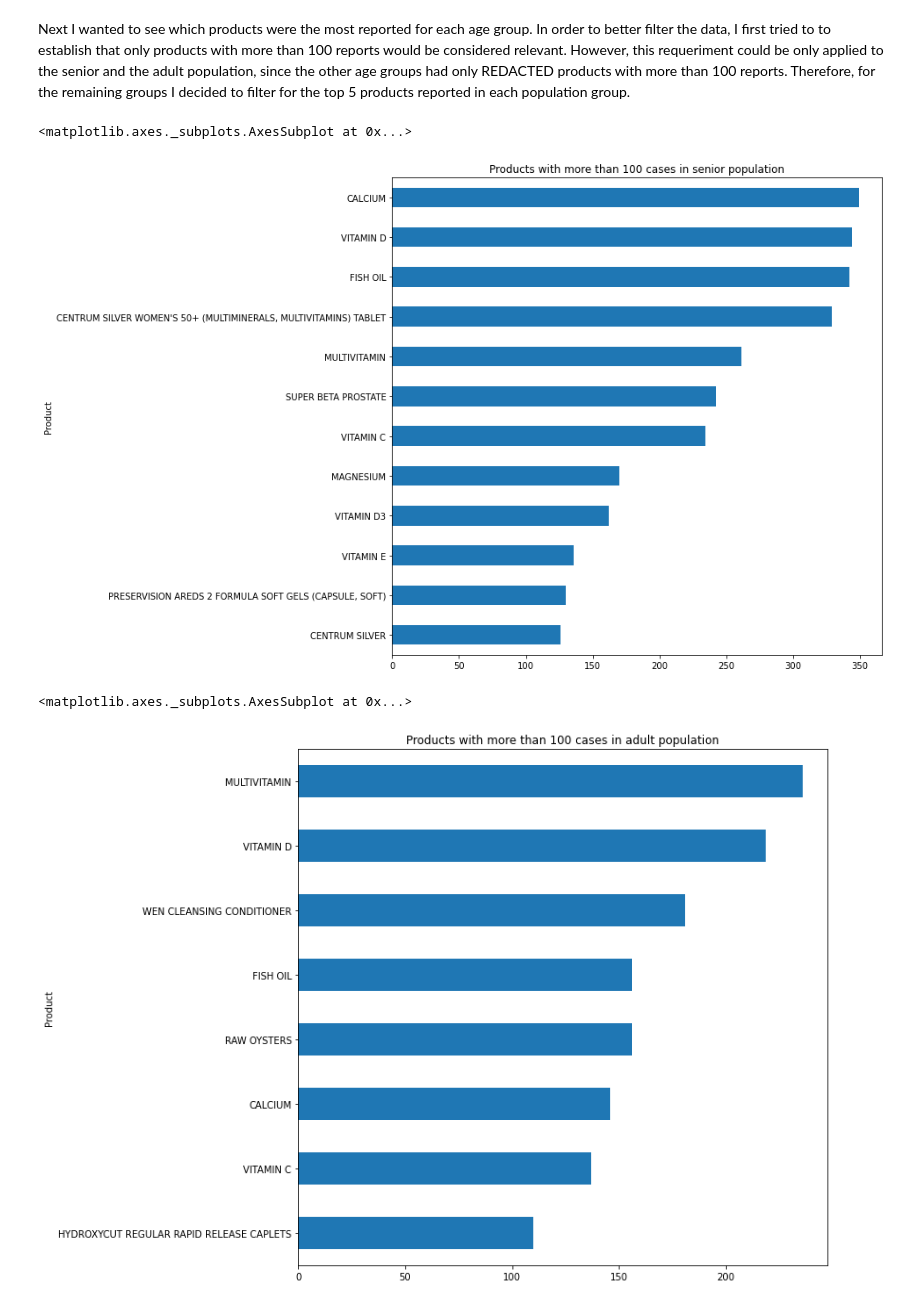
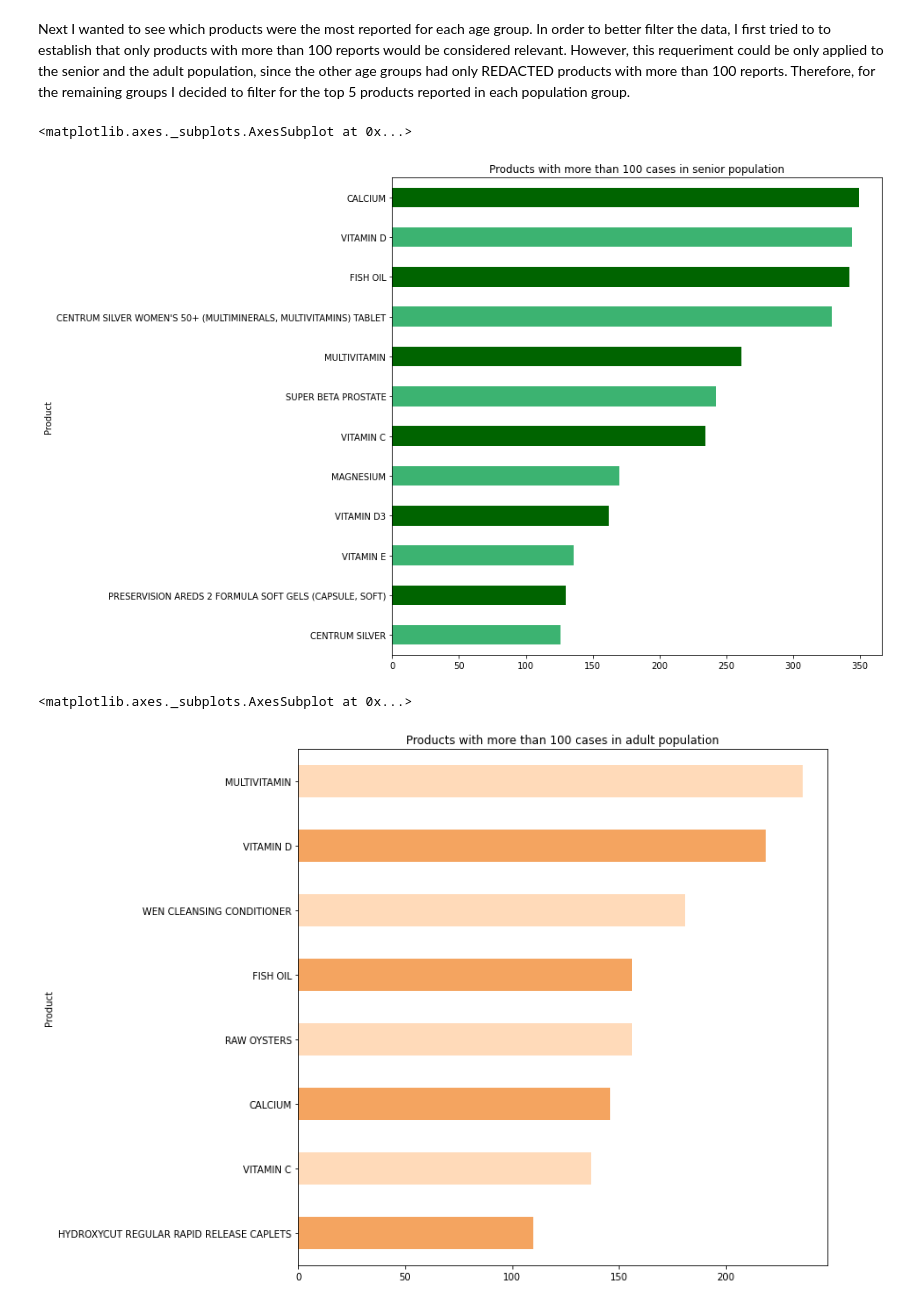
Before and after one commit to ErickTilieri/data_analysis, a Jupyter notebook: FDApandas.ipynb, the cells around one changed output. Drawn from its saved outputs; the diff is of its cells as text; code cells hidden in the pictures.

```diff
--- a/FDApandas.ipynb
+++ b/FDApandas.ipynb
@@ -210,18 +210,18 @@ df_age_product = df_clean.filter(['Product', 'Age Bins'], axis = 1)
 df_seniors = df_age_product[(df_age_product['Age Bins'].str.contains("senior"))]
 df_seniors_count = df_seniors.groupby('Product').size().sort_values()
 df_seniors_relevant = df_seniors_count[(df_seniors_count>100) & (df_seniors_count.index!='REDACTED')]
-df_seniors_relevant.plot.barh(title='Products with more than 100 cases in senior population' ,fontsize=10, figsize=(10,10))
+df_seniors_relevant.plot.barh(title='Products with more than 100 cases in senior population' ,fontsize=10, figsize=(10,10), color={"darkgreen", "mediumseagreen"})
 # %% [output]
 <matplotlib.axes._subplots.AxesSubplot at 0x...>
-[figure, old version]
+[figure, new version]
 # %%
 df_adults = df_age_product[(df_age_product['Age Bins'].str.contains("adult"))]
 df_adults_count = df_adults.groupby('Product').size().sort_values()
 df_adults_relevant = df_adults_count[(df_adults_count>100) & (df_adults_count.index!='REDACTED')]
-df_adults_relevant.plot.barh(title='Products with more than 100 cases in adult population' ,fontsize=10, figsize=(10,10))
+df_adults_relevant.plot.barh(title='Products with more than 100 cases in adult population' ,fontsize=10, figsize=(10,10),color={'sandybrown','peachpuff'})
 # %% [output]
 <matplotlib.axes._subplots.AxesSubplot at 0x...>
-[figure, old version]
+[figure, new version]
 # %%
 df_youngAdult = df_age_product[(df_age_product['Age Bins'].str.contains("youngAdult"))]
 df_youngAdult_count = df_youngAdult.groupby('Product').size().sort_values(ascending=False)
```
Also changed, not shown: parts of 6 cells of this notebook.
